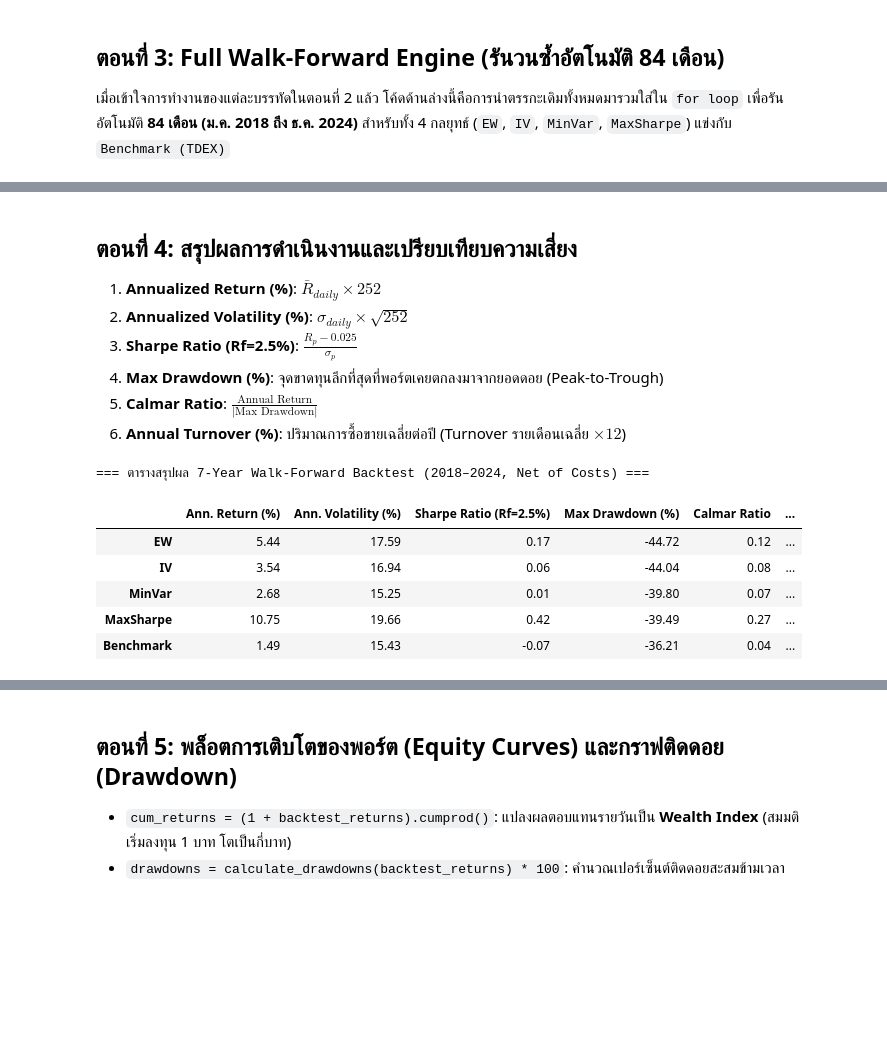
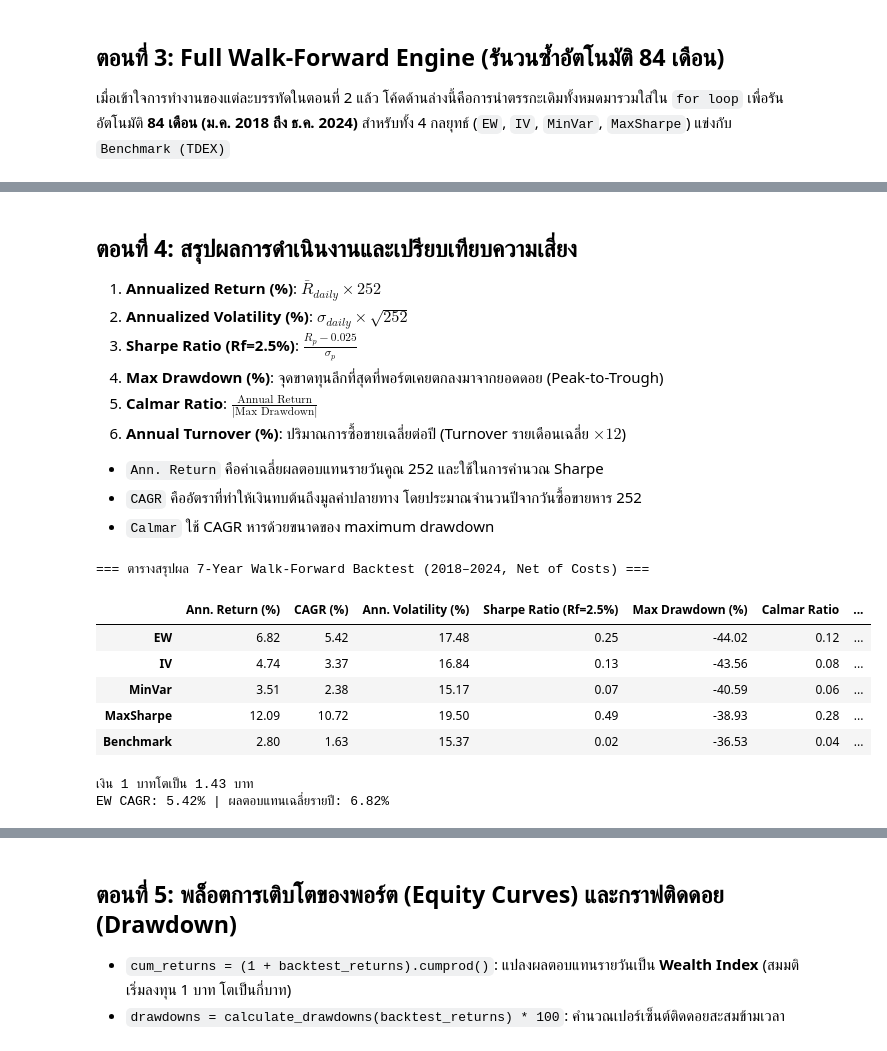
Before and after one commit to passavorn-limmeechokchai/Thai_Equity_Portfolio, a Jupyter notebook: notebooks/04_walk_forward_backtest.ipynb, the cells around one changed output, grey strips where cells are left out. Cells and saved outputs as stored; diff of their text form; code cells hidden in the pictures; blank space fills up the shorter version.

```diff
--- a/notebooks/04_walk_forward_backtest.ipynb
+++ b/notebooks/04_walk_forward_backtest.ipynb
@@ -286,24 +293,23 @@ prev_weights = {s: np.zeros(stock_returns.shape[1]) for s in strategies}
 daily_portfolio_returns = {s: [] for s in strategies}
 daily_portfolio_returns["Benchmark"] = []
 monthly_turnovers = {s: [] for s in strategies}
-cost_rate = 0.0015  # 0.15% (15 bps)
+monthly_target_weights = []
+gross_portfolio_returns = {s: [] for s in strategies}
 
 print("กำลังรัน Walk-Forward Backtest 84 เดือน (2018-2024)...")
 
 # ลูปเลื่อน Rolling Window ทีละ 1 เดือน ทั้งหมด 84 เดือน
 for i in range(lookback_months, len(month_ends)):
     train_end = month_ends[i - 1]
-    train_start = month_ends[i - lookback_months]
     test_month = month_ends[i]
 
-    # 1. In-sample Slicing (ข้อมูลอดีตเท่านั้น ไม่แอบดูอนาคต)
-    in_sample = stock_returns.loc[train_start:train_end]
-
-    # 2. Out-of-sample Slicing (ผลตอบแทนจริงที่จะถือตลอดเดือนถัดไป)
-    out_sample = stock_returns.loc[train_end:test_month].iloc[1:]
-    bench_out = bench_returns.loc[train_end:test_month].iloc[1:]
-    if len(out_sample) == 0:
+    # ใช้กติกาเดียวกับตัวอย่าง ม.ค. แล้วเลือก benchmark จากวันเดียวกัน
+    in_sample, out_sample = get_monthly_windows(
+        stock_returns, train_end, test_month, lookback_months
+    )
+    if out_sample.empty:
         continue
+    bench_out = bench_returns.loc[out_sample.index]
 
     # 3. คำนวณหาน้ำหนักพอร์ตของแต่ละกลยุทธ์จาก In-sample Data
     weights = {
@@ -313,19 +319,31 @@ for i in range(lookback_months, len(month_ends)):
         "MaxSharpe": get_max_sharpe_weights(in_sample).values
     }
 
+    # เก็บน้ำหนักเป้าหมายชุดเดียวกับที่ใช้คำนวณผลตอบแทนเดือนนี้
+    monthly_target_weights.append(
+        pd.DataFrame(weights, index=out_sample.columns)
+        .rename_axis("ticker")
+        .reset_index()
+        .melt(id_vars="ticker", var_name="strategy", value_name="weight")
+        .assign(rebalance_date=out_sample.index[0])
+    )
+
     # 4. คำนวณ Turnover, หักต้นทุนการเทรด และคำนวณผลตอบแทนรายวัน
     for s in strategies:
         w = weights[s]
         # สูตร Turnover = 0.5 * sum(|w_t - w_{t-1}|)
         turnover = 0.5 * np.sum(np.abs(w - prev_weights[s]))
         monthly_turnovers[s].append(turnover)
+
         cost = turnover * cost_rate
         prev_weights[s] = w
 
         # ผลตอบแทนของพอร์ตรายวัน = ผลคูณของผลตอบแทนรายหุ้นกับน้ำหนัก
         port_daily_ret = (out_sample @ w).copy()
+        gross_portfolio_returns[s].append(port_daily_ret.copy())
         port_daily_ret.iloc[0] -= cost  # หักค่าคอมมิชชั่นวันแรกที่มีการ Rebalance
         daily_portfolio_returns[s].append(port_daily_ret)
+
 
     daily_portfolio_returns["Benchmark"].append(bench_out)
 
@@ -337,6 +355,10 @@ backtest_returns = pd.DataFrame({
 print("Backtest เสร็จสมบูรณ์!")
 print(f"ช่วงเวลาทดสอบจริง: {backtest_returns.index[0].strftime('%Y-%m-%d')} ถึง {backtest_returns.index[-1].strftime('%Y-%m-%d')}")
 print(f"จำนวนวันทำการทั้งหมด: {len(backtest_returns)} วันทำการ")
+print(f"จำนวนเดือนที่เก็บผล gross และ net: {len(gross_portfolio_returns['EW'])} และ {len(daily_portfolio_returns['EW'])}")
+print(f"จำนวนวันที่ซ้ำ: {backtest_returns.index.duplicated().sum()}")
+print("ตัวอย่างผลตอบแทนสุทธิรายวัน (%)")
+display((backtest_returns.head(3) * 100).round(4))
 # %% [output]
 กำลังรัน Walk-Forward Backtest 84 เดือน (2018-2024)...
 Backtest เสร็จสมบูรณ์!
@@ -351,35 +381,54 @@ Backtest เสร็จสมบูรณ์!
 4. **Max Drawdown (%)**: จุดขาดทุนลึกที่สุดที่พอร์ตเคยตกลงมาจากยอดดอย (Peak-to-Trough)
 5. **Calmar Ratio**: $\frac{\text{Annual Return}}{|\text{Max Drawdown}|}$
 6. **Annual Turnover (%)**: ปริมาณการซื้อขายเฉลี่ยต่อปี (Turnover รายเดือนเฉลี่ย $\times 12$)
+
+- `Ann. Return` คือค่าเฉลี่ยผลตอบแทนรายวันคูณ 252 และใช้ในการคำนวณ Sharpe
+- `CAGR` คืออัตราที่ทำให้เงินทบต้นถึงมูลค่าปลายทาง โดยประมาณจำนวนปีจากวันซื้อขายหาร 252
+- `Calmar` ใช้ CAGR หารด้วยขนาดของ maximum drawdown
 # %%
 # 1. คำนวณตัวชี้วัด Risk & Return รายปี
 ann_ret = calculate_annualized_return(backtest_returns) * 100
 ann_vol = calculate_annualized_volatility(backtest_returns) * 100
 sharpe = calculate_sharpe_ratio(backtest_returns, risk_free_rate=0.025)
 mdd = calculate_max_drawdown(backtest_returns) * 100
-calmar = ann_ret / mdd.abs()
 
 # 2. คำนวณอัตราการหมุนพอร์ตเฉลี่ยต่อปี (Annualized Turnover)
 ann_turnover = pd.Series({s: np.mean(monthly_turnovers[s]) * 12 * 100 for s in strategies})
 ann_turnover["Benchmark"] = 0.0  # Benchmark ถือครองอย่างเดียว ไม่มีการ Rebalance
 
+years = backtest_returns.count() / 252
+cagr_pct = ((1 + backtest_returns).prod() ** (1 / years) - 1) * 100
+calmar = cagr_pct / mdd.abs()
+
 # 3. รวมเป็นตารางสรุปผลการดำเนินงานตลอด 7 ปี (Net of Costs)
 summary_df = pd.DataFrame({
     "Ann. Return (%)": ann_ret,
+    "CAGR (%)": cagr_pct,
     "Ann. Volatility (%)": ann_vol,
     "Sharpe Ratio (Rf=2.5%)": sharpe,
     "Max Drawdown (%)": mdd,
     "Calmar Ratio": calmar,
-    "Ann. Turnover (%)": ann_turnover
-}).round(2)
+    "Ann. Turnover (%)": ann_turnover,
+})
 
 print("=== ตารางสรุปผล 7-Year Walk-Forward Backtest (2018–2024, Net of Costs) ===")
-display(summary_df)
+display(summary_df.round(2))
 # %% [output]
 === ตารางสรุปผล 7-Year Walk-Forward Backtest (2018–2024, Net of Costs) ===
-|  | Ann. Return (%) | Ann. Volatility (%) | Sharpe Ratio (Rf=2.5%) | Max Drawdown (%) | Calmar Ratio | ... |
-| EW | 5.44 | 17.59 | 0.17 | -44.72 | 0.12 | ... |
-| IV | 3.54 | 16.94 | 0.06 | -44.04 | 0.08 | ... |
-| MinVar | 2.68 | 15.25 | 0.01 | -39.80 | 0.07 | ... |
-| MaxSharpe | 10.75 | 19.66 | 0.42 | -39.49 | 0.27 | ... |
-| Benchmark | 1.49 | 15.43 | -0.07 | -36.21 | 0.04 | ... |
+|  | Ann. Return (%) | CAGR (%) | Ann. Volatility (%) | Sharpe Ratio (Rf=2.5%) | Max Drawdown (%) | Calmar Ratio | ... |
+| EW | 6.82 | 5.42 | 17.48 | 0.25 | -44.02 | 0.12 | ... |
+| IV | 4.74 | 3.37 | 16.84 | 0.13 | -43.56 | 0.08 | ... |
+| MinVar | 3.51 | 2.38 | 15.17 | 0.07 | -40.59 | 0.06 | ... |
+| MaxSharpe | 12.09 | 10.72 | 19.50 | 0.49 | -38.93 | 0.28 | ... |
+| Benchmark | 2.80 | 1.63 | 15.37 | 0.02 | -36.53 | 0.04 | ... |
+# %%
+ew = backtest_returns["EW"].dropna()
+ending_value = (1 + ew).prod()
+ew_years = len(ew) / 252
+ew_cagr = ending_value ** (1 / ew_years) - 1
+
+print(f"เงิน 1 บาทโตเป็น {ending_value:.2f} บาท")
+print(f"EW CAGR: {ew_cagr:.2%} | ผลตอบแทนเฉลี่ยรายปี: {ann_ret['EW']:.2f}%")
+# %% [output]
+เงิน 1 บาทโตเป็น 1.43 บาท
+EW CAGR: 5.42% | ผลตอบแทนเฉลี่ยรายปี: 6.82%
```
Also changed, not shown: parts of 22 cells of this notebook, 11 other files.
